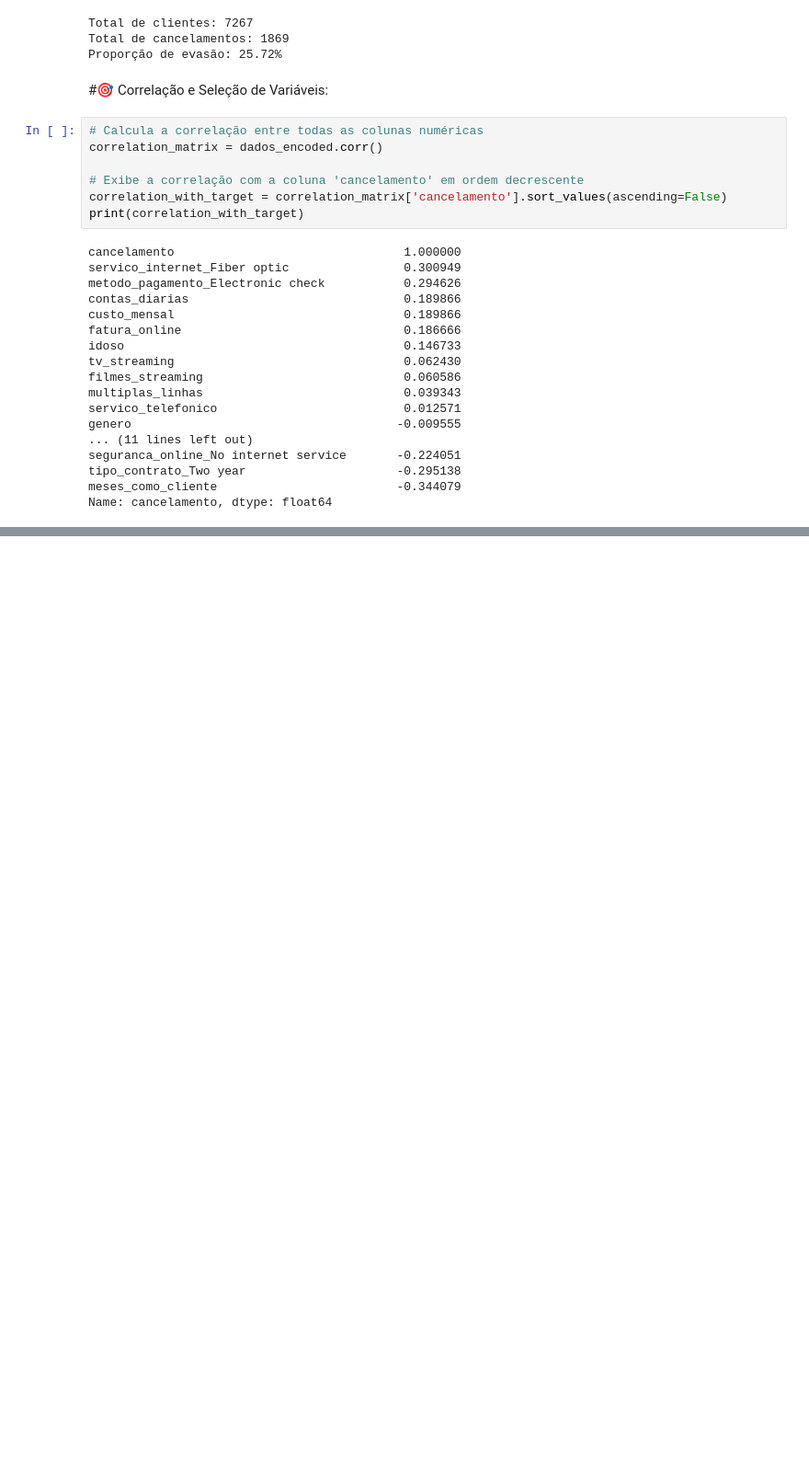
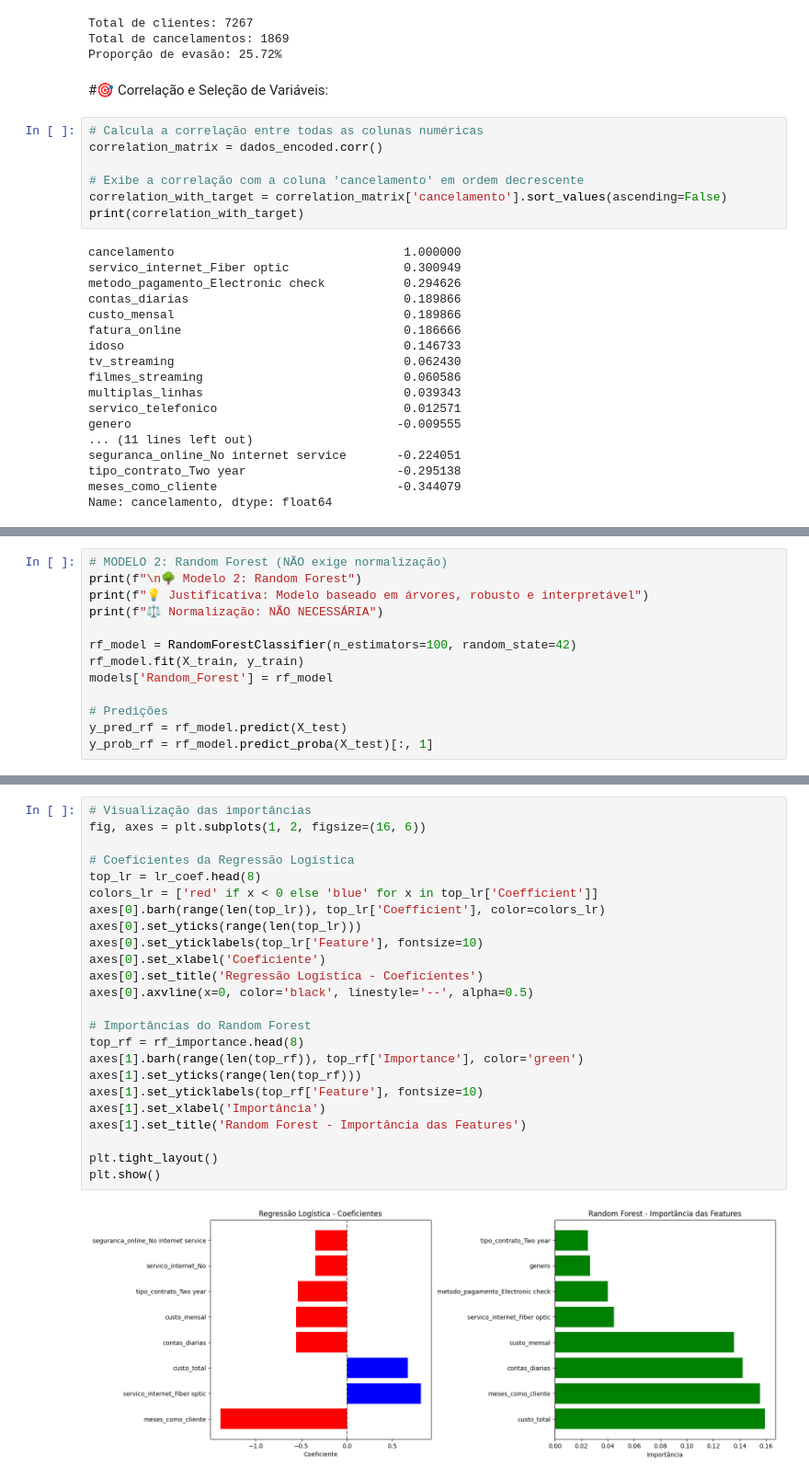
Before and after one commit to Laviniamadeira/TelecomX_parte2, a Jupyter notebook: TelecomX_parte2.ipynb, the cells around one changed output, grey strips where cells are left out. Shown: that part at 92% size. Saved outputs shown, nothing was run; the diff lists cells and outputs as text; blank space fills up the shorter version.

```diff
--- a/TelecomX_parte2.ipynb
+++ b/TelecomX_parte2.ipynb
@@ -113,0 +277,13 @@ plt.show()
+# %%
+# MODELO 2: Random Forest (NÃO exige normalização)
+print(f"\n🌳 Modelo 2: Random Forest")
+print(f"💡 Justificativa: Modelo baseado em árvores, robusto e interpretável")
+print(f"⚖️ Normalização: NÃO NECESSÁRIA")
+
+rf_model = RandomForestClassifier(n_estimators=100, random_state=42)
+rf_model.fit(X_train, y_train)
+models['Random_Forest'] = rf_model
+
+# Predições
+y_pred_rf = rf_model.predict(X_test)
+y_prob_rf = rf_model.predict_proba(X_test)[:, 1]
@@ -113,0 +502,26 @@ plt.show()
+# %%
+# Visualização das importâncias
+fig, axes = plt.subplots(1, 2, figsize=(16, 6))
+
+# Coeficientes da Regressão Logística
+top_lr = lr_coef.head(8)
+colors_lr = ['red' if x < 0 else 'blue' for x in top_lr['Coefficient']]
+axes[0].barh(range(len(top_lr)), top_lr['Coefficient'], color=colors_lr)
+axes[0].set_yticks(range(len(top_lr)))
+axes[0].set_yticklabels(top_lr['Feature'], fontsize=10)
+axes[0].set_xlabel('Coeficiente')
+axes[0].set_title('Regressão Logística - Coeficientes')
+axes[0].axvline(x=0, color='black', linestyle='--', alpha=0.5)
+
+# Importâncias do Random Forest
+top_rf = rf_importance.head(8)
+axes[1].barh(range(len(top_rf)), top_rf['Importance'], color='green')
+axes[1].set_yticks(range(len(top_rf)))
+axes[1].set_yticklabels(top_rf['Feature'], fontsize=10)
+axes[1].set_xlabel('Importância')
+axes[1].set_title('Random Forest - Importância das Features')
+
+plt.tight_layout()
+plt.show()
+# %% [output]
+[figure, added]
```
Also changed, not shown: parts of 18 cells of this notebook.
